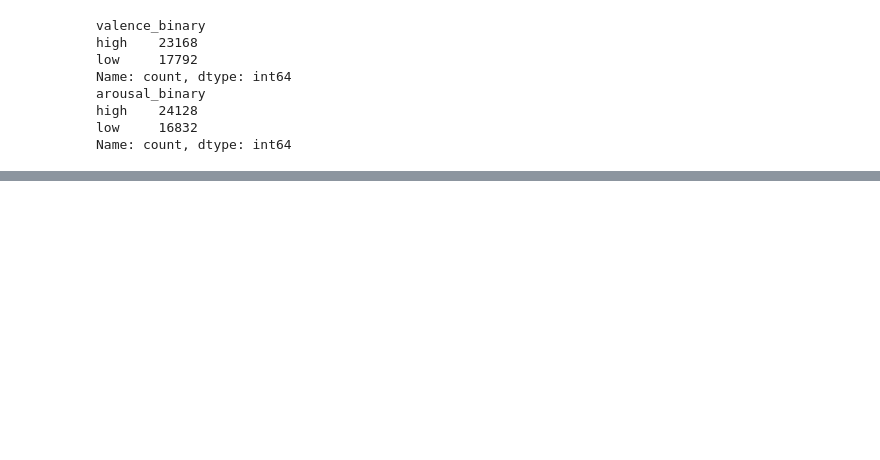
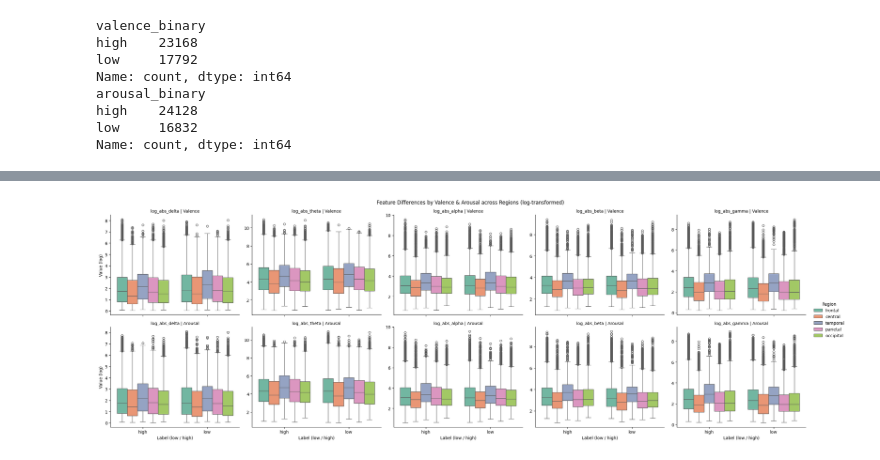
Before and after one commit to AladingKun/EEG-Emotion-Analysis, a Jupyter notebook: EEG_PIPELINE.ipynb, the cells around one changed output, grey strips where cells are left out. Cells and saved outputs as stored; diff of their text form; code cells hidden in the pictures; blank space fills up the shorter version.

```diff
--- a/EEG_PIPELINE.ipynb
+++ b/EEG_PIPELINE.ipynb
@@ -1383,3 +1404,5 @@ df["channel_name"] = df["channel"].map(lambda i: channel_names[i])
 
 # Map channel name → brain region
 df["region"] = df["channel_name"].map(channel_regions)
+
+band_cols = ["abs_delta", "abs_theta", "abs_alpha", "abs_beta", "abs_gamma"]
@@ -1477,21 +1494,0 @@ df['abs_alpha'].hist()
-# %%
-# Log-transform (log(1+x) to avoid log(0))
-df["log_abs_alpha"] = np.log1p(df["abs_alpha"])
-
-# Plot raw vs. log-transformed
-fig, axes = plt.subplots(1, 2, figsize=(12, 5))
-
-# Raw histogram
-axes[0].hist(df["abs_alpha"], bins=100, color="skyblue", edgecolor="k")
-axes[0].set_title("Raw Alpha Power")
-axes[0].set_xlabel("abs_alpha")
-axes[0].set_ylabel("Count")
-
-# Log-transformed histogram
-axes[1].hist(df["log_abs_alpha"], bins=100, color="salmon", edgecolor="k")
-axes[1].set_title("Log-Transformed Alpha Power")
-axes[1].set_xlabel("log(1 + abs_alpha)")
-axes[1].set_ylabel("Count")
-
-plt.tight_layout()
-plt.show()
@@ -1499,0 +1513,4 @@ plt.show()
+# %%
+plot_features_valence_arousal(df, band_cols, log_transform=True, by_region=True)
+# %% [output]
+[figure, added]
```
Also changed, not shown: parts of 21 cells of this notebook.
